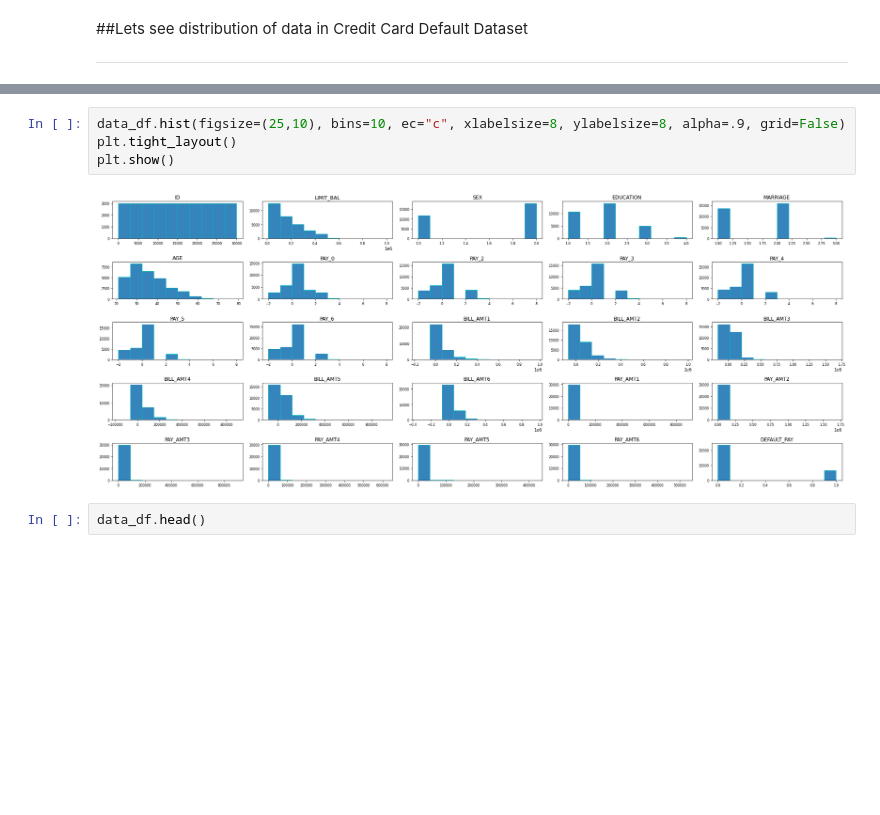
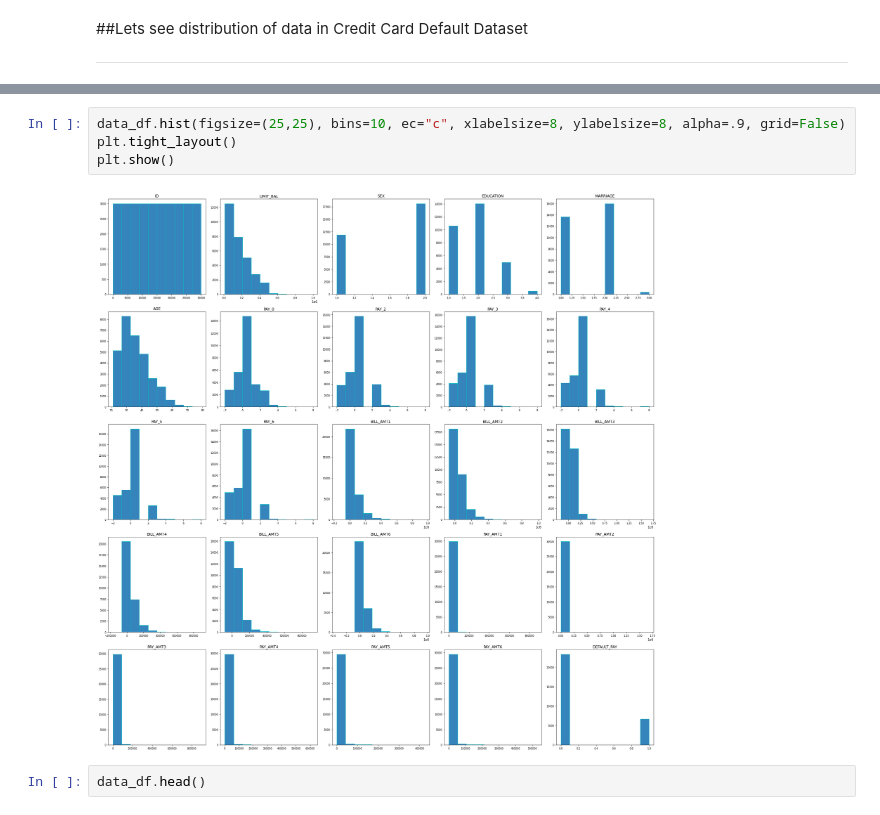
Before and after one commit to MadhurAwasthi/Credit-Card-Default-Prediction, a Jupyter notebook: Credit_Card_Default_Prediction_Capstone_Project.ipynb, the cells around one changed output, grey strips where cells are left out. Cells and saved outputs as stored; diff of their text form; blank space fills up the shorter version.

```diff
--- a/Credit_Card_Default_Prediction_Capstone_Project.ipynb
+++ b/Credit_Card_Default_Prediction_Capstone_Project.ipynb
@@ -396,9 +390,9 @@ for i,col in enumerate(data_df.describe().columns):
 # %%
-data_df.hist(figsize=(25,10), bins=10, ec="c", xlabelsize=8, ylabelsize=8, alpha=.9, grid=False)
+data_df.hist(figsize=(25,25), bins=10, ec="c", xlabelsize=8, ylabelsize=8, alpha=.9, grid=False)
 plt.tight_layout()
 plt.show()
 # %% [output]
-[figure, old version]
+[figure, new version]
 # %%
 data_df.head()
 # %% [output]
```
Also changed, not shown: parts of 88 cells of this notebook.
